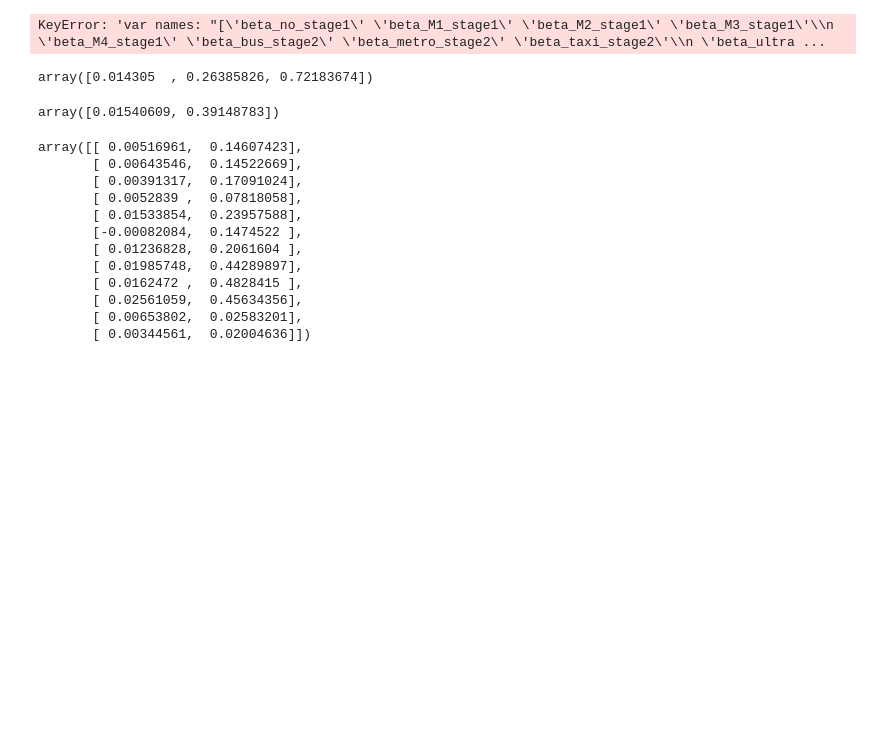
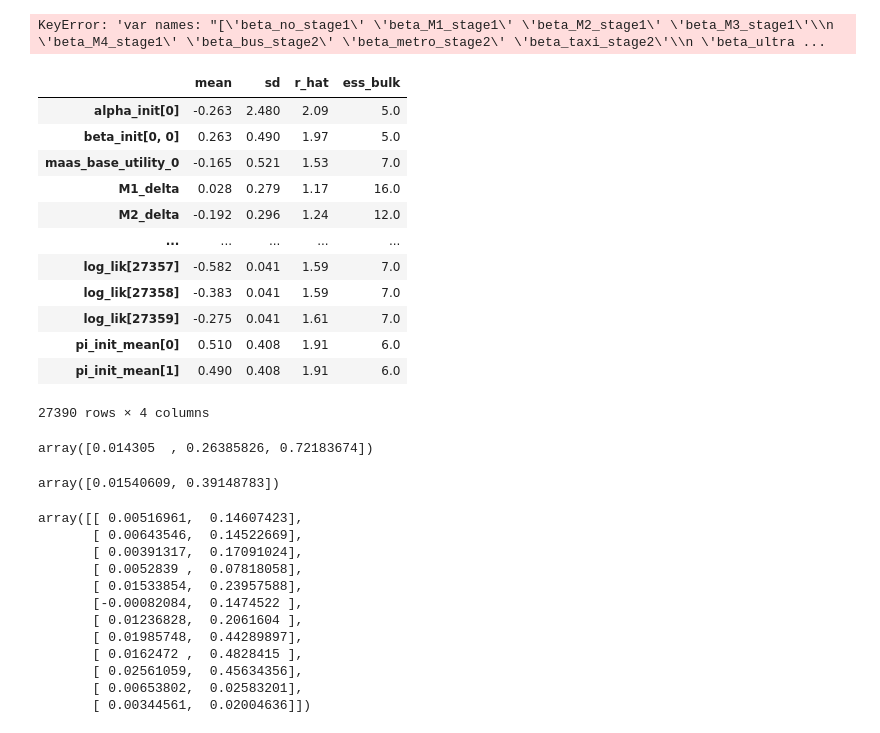
Before and after one commit to Cranehh/MaaS_HMM, a Jupyter notebook: maas_hmm_full.ipynb, the cells around one changed output. Saved outputs shown, nothing was run; the diff lists cells and outputs as text; code cells hidden in the pictures; blank space fills up the shorter version.

```diff
--- a/maas_hmm_full.ipynb
+++ b/maas_hmm_full.ipynb
@@ -154,7 +154,21 @@ KeyError: 'var names: "[\'beta_no_stage1\' \'beta_M1_stage1\' \'beta_M2_stage1\'
 # %%
 summary = az.summary(trace)
 # %%
-summary[['mean', 'sd', 'r_hat', 'ess_bulk']].to_csv('maas_hmm_state2_summary.csv')
+summary[['mean', 'sd', 'r_hat', 'ess_bulk']]
+# %% [output]
+|  | mean | sd | r_hat | ess_bulk |
+| alpha_init[0] | -0.263 | 2.480 | 2.09 | 5.0 |
+| beta_init[0, 0] | 0.263 | 0.490 | 1.97 | 5.0 |
+| maas_base_utility_0 | -0.165 | 0.521 | 1.53 | 7.0 |
+| M1_delta | 0.028 | 0.279 | 1.17 | 16.0 |
+| M2_delta | -0.192 | 0.296 | 1.24 | 12.0 |
+| ... | ... | ... | ... | ... |
+| log_lik[27357] | -0.582 | 0.041 | 1.59 | 7.0 |
+| log_lik[27358] | -0.383 | 0.041 | 1.59 | 7.0 |
+| log_lik[27359] | -0.275 | 0.041 | 1.61 | 7.0 |
+| pi_init_mean[0] | 0.510 | 0.408 | 1.91 | 6.0 |
+| pi_init_mean[1] | 0.490 | 0.408 | 1.91 | 6.0 |
+27390 rows × 4 columns
 # %%
 trace.posterior['pi_init_mean'].mean(dim=['chain', 'draw']).values
 # %% [output]
```
Also changed, not shown: parts of 2 cells of this notebook, 1 other file.
